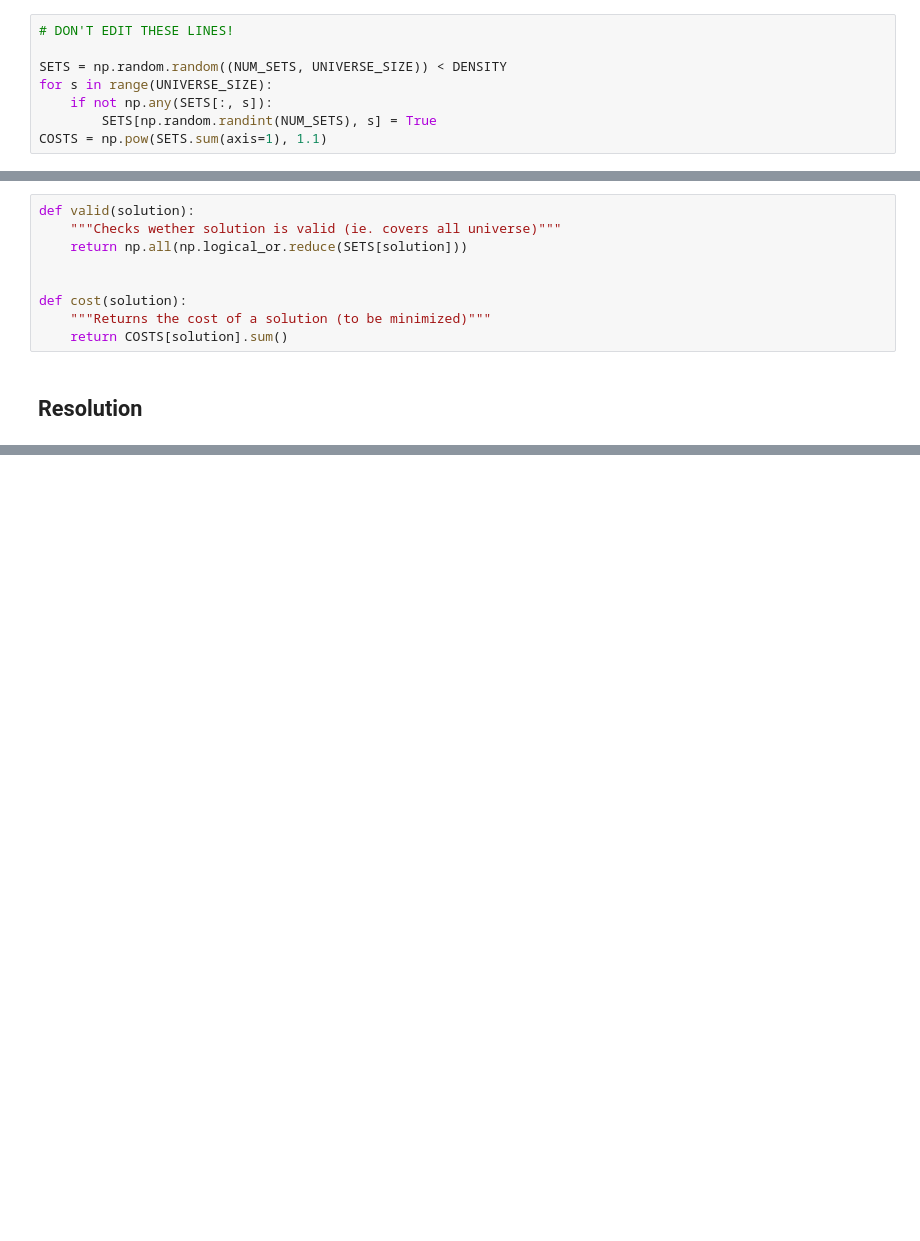
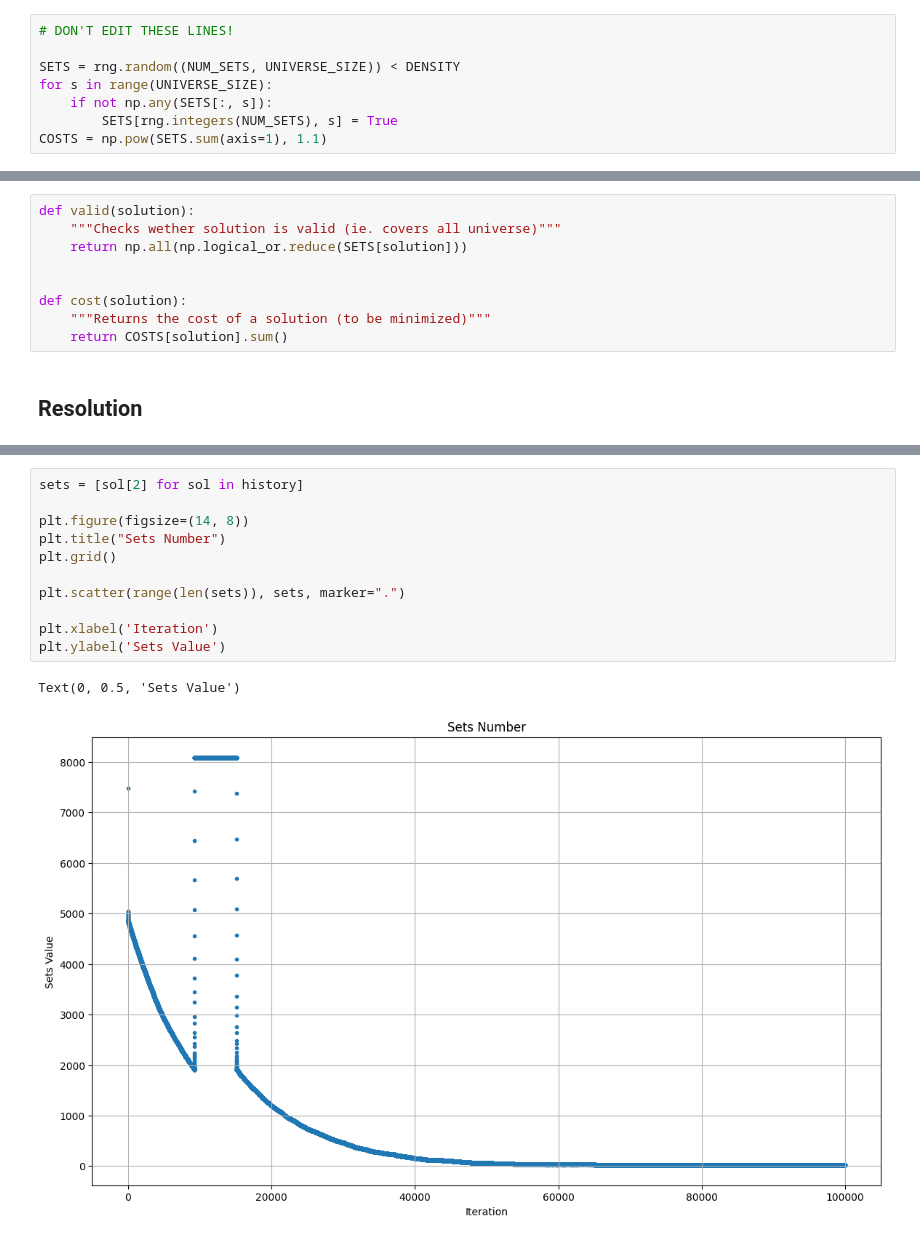
Before and after one commit to Lorkenzo/CI2024_lab1, a Jupyter notebook: set-cover.ipynb, the cells around one changed output, grey strips where cells are left out. Drawn from its saved outputs; the diff is of its cells as text; blank space fills up the shorter version.

```diff
--- a/set-cover.ipynb
+++ b/set-cover.ipynb
@@ -27,10 +21,10 @@ rng = np.random.Generator(np.random.PCG64([UNIVERSE_SIZE, NUM_SETS, int(10_000 *
 # %%
 # DON'T EDIT THESE LINES!
 
-SETS = np.random.random((NUM_SETS, UNIVERSE_SIZE)) < DENSITY
+SETS = rng.random((NUM_SETS, UNIVERSE_SIZE)) < DENSITY
 for s in range(UNIVERSE_SIZE):
     if not np.any(SETS[:, s]):
-        SETS[np.random.randint(NUM_SETS), s] = True
+        SETS[rng.integers(NUM_SETS), s] = True
 COSTS = np.pow(SETS.sum(axis=1), 1.1)
 # %% [markdown]
 ## Helper Functions
@@ -114,0 +121,14 @@ Text(0, 0.5, 'Cost Value')
+# %%
+sets = [sol[2] for sol in history]
+
+plt.figure(figsize=(14, 8))
+plt.title("Sets Number")
+plt.grid()
+
+plt.scatter(range(len(sets)), sets, marker=".")
+
+plt.xlabel('Iteration')
+plt.ylabel('Sets Value')
+# %% [output]
+Text(0, 0.5, 'Sets Value')
+[figure, added]
```
Also changed, not shown: parts of 8 cells of this notebook, 6 other files.
